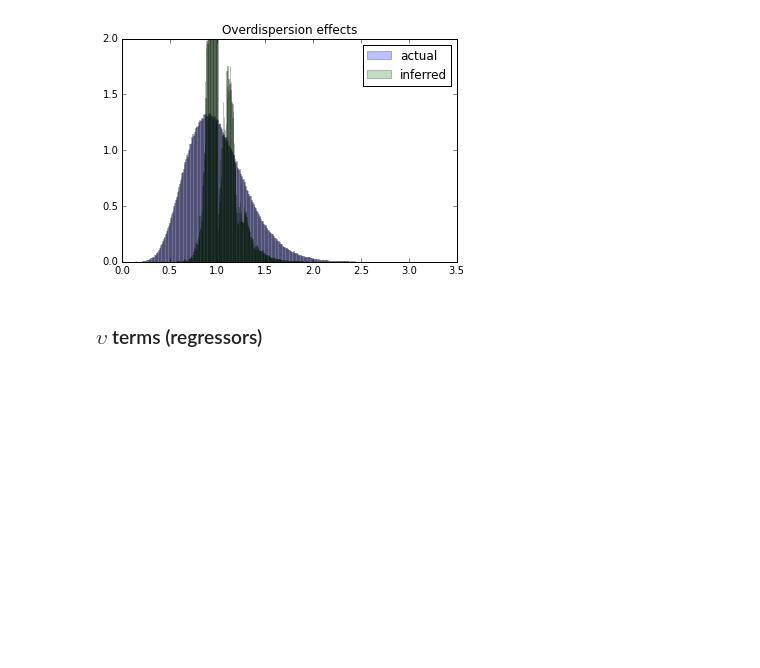
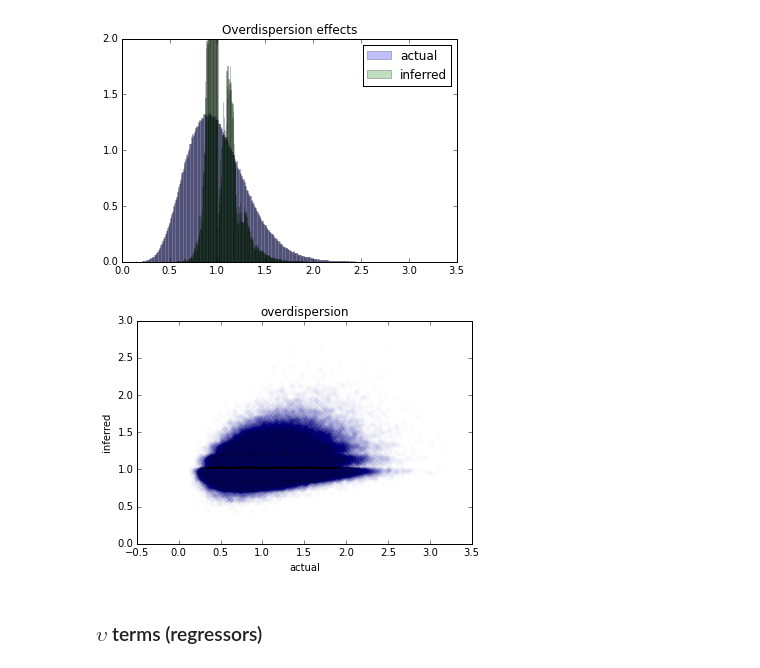
Before and after one commit to pearsonlab/spiketopics, a Jupyter notebook: gpm_sanity_check.ipynb, the cells around one changed output. Saved outputs shown, nothing was run; the diff lists cells and outputs as text; code cells hidden in the pictures; blank space fills up the shorter version.

Commit message:
added scatterplot for theta

```diff
--- a/gpm_sanity_check.ipynb
+++ b/gpm_sanity_check.ipynb
@@ -497,6 +497,13 @@ if overdisp:
     plt.ylim(0, 2);
 # %% [output]
 [figure]
+# %%
+plt.scatter(theta.ravel(), inferred_means, alpha=0.01);
+plt.xlabel('actual')
+plt.ylabel('inferred')
+plt.title('overdispersion');
+# %% [output]
+[figure, added]
 # %% [markdown]
 ### $\upsilon$ terms (regressors)
 # %%
```
